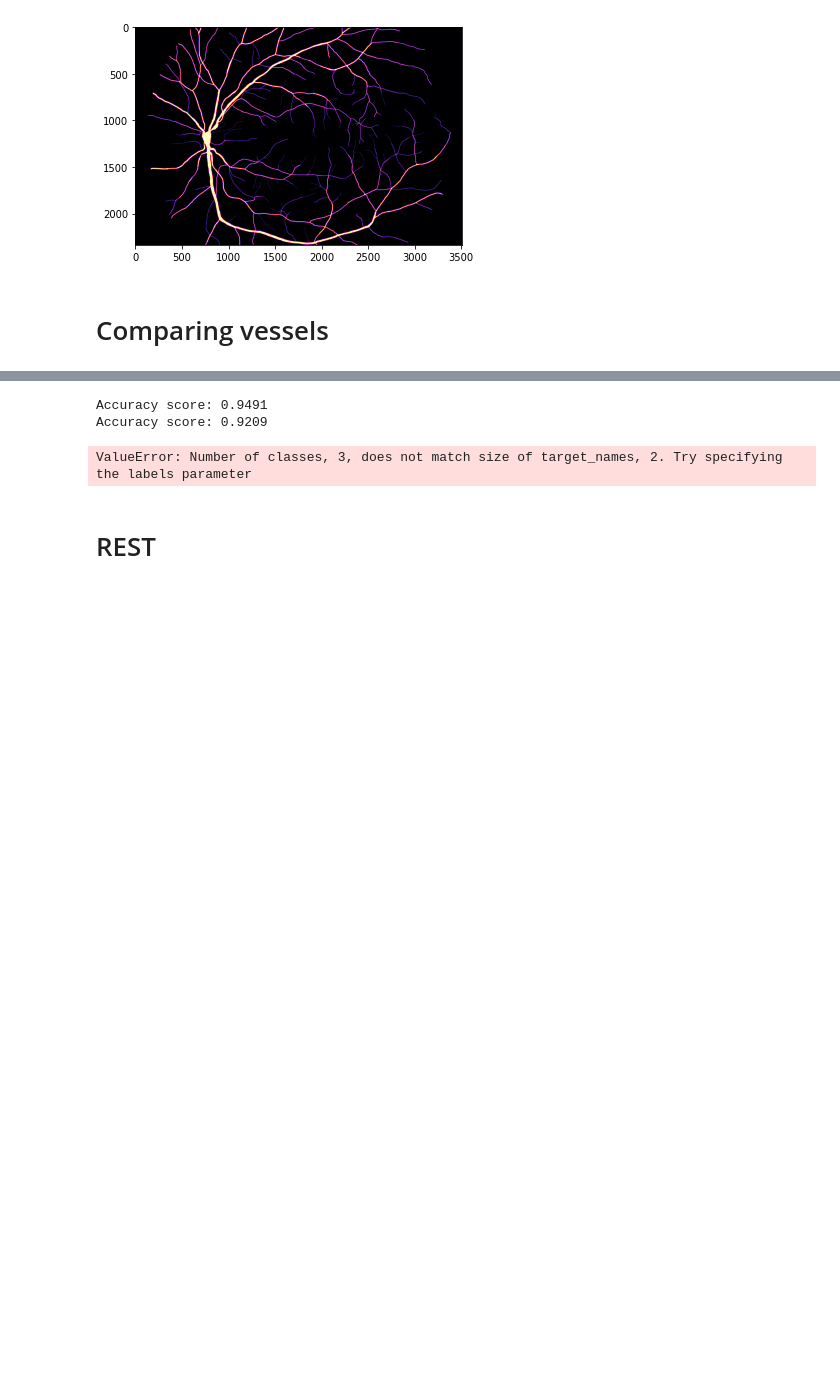
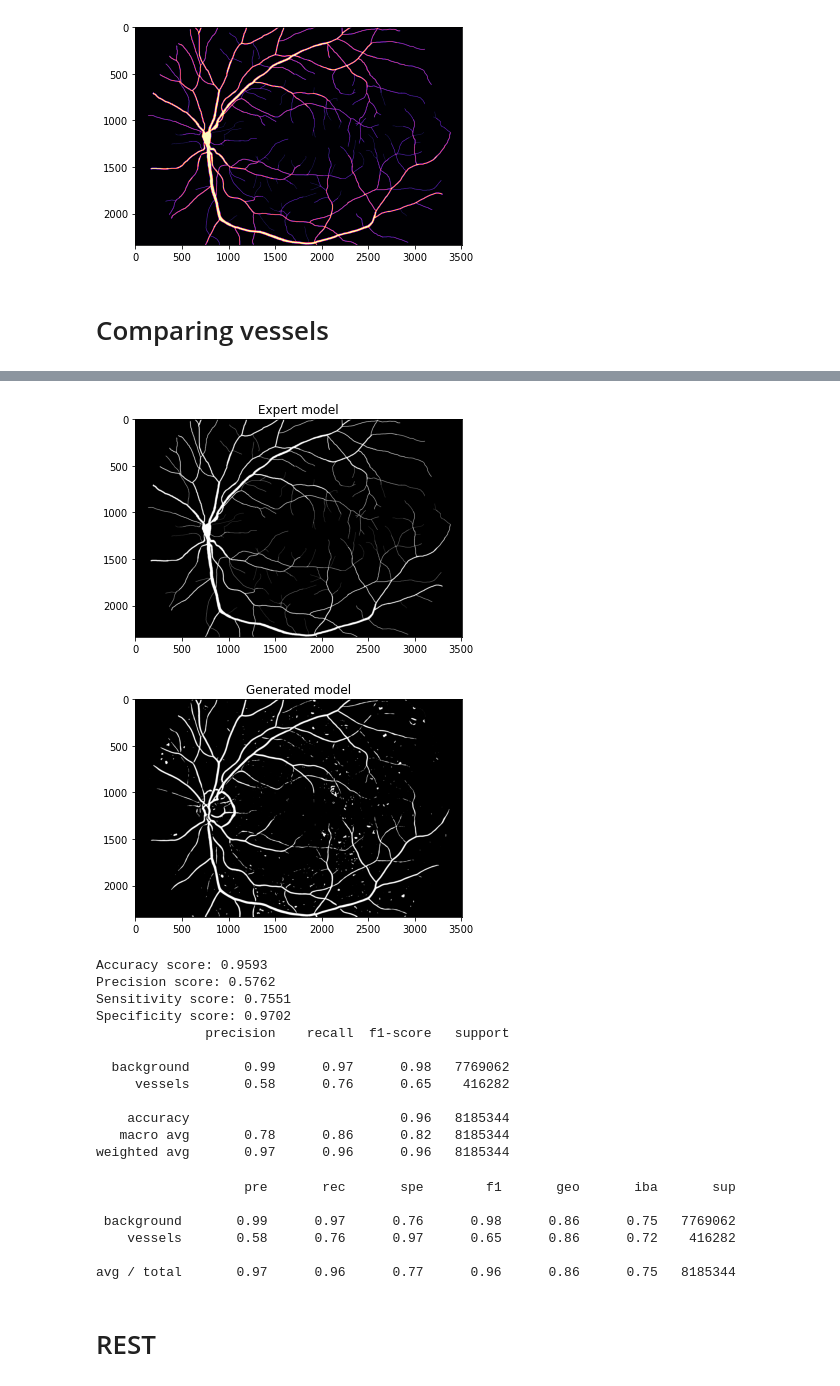
Before and after one commit to HelenaMaslowska/Segmenting-Retinal-Blood-Vessels-With-Deep-Neural-NetworksPlik, a Jupyter notebook: eye.ipynb, the cells around one changed output, grey strips where cells are left out. Cells and saved outputs as stored; diff of their text form; code cells hidden in the pictures; blank space fills up the shorter version.

Commit message:
add metrics

```diff
--- a/eye.ipynb
+++ b/eye.ipynb
@@ -134,34 +134,65 @@ Accuracy: 0.933924585209858
 # %%
 y_pred = vessels.flatten()		# True - żyły, False - tło
 y_true = manual.flatten()		# 255 - żyły, 0 - tło
 
-model_mask = (y_true > 1)	# maska pikseli, które reprezentują żyły w modelu ekspertskim
+model_mask = (y_true > 0)	# maska pikseli, które reprezentują żyły w modelu ekspertskim
 
-y_true_masked = np.zeros(y_true.shape, dtype=bool)
+y_true_masked = np.zeros(y_true.shape, dtype=bool)		# utworzenie maski dla modelu ekspertskiego
 y_true_masked[model_mask] = True
 
-y_pred_masked = np.zeros(y_pred.shape, dtype=bool)
-y_pred_masked[model_mask] = y_pred[model_mask]
+# y_pred_masked = np.zeros(y_pred.shape, dtype=bool)
+# y_pred_masked[model_mask] = (y_pred[model_mask] > 0)
 
-accuracy = accuracy_score(y_true.flatten(), y_pred_masked.flatten())
-# precision = precision_score(y_true.flatten(), y_pred_masked.flatten())
-# recall = recall_score(y_true.flatten(), y_pred_masked.flatten())
+showImage(y_true_masked.reshape(vessels.shape), title="Expert model")
+showImage(y_pred.reshape(vessels.shape), title="Generated model")
+
+# trafność - accuracy
+accuracy = accuracy_score(y_true_masked.flatten(), y_pred.flatten())
+# czułość - sensitivity, recall
+sensitivity = recall_score(y_true_masked.flatten(), y_pred.flatten())
+#swoistość - specificity
+specificity = recall_score(y_true_masked.flatten(), y_pred.flatten(), pos_label=0)
+# tn, fp, fn, tp = confusion_matrix(y_true_masked, y_pred).ravel()
+# specificity = tn / (tn+fp)
+# precyzja - precision
+precision = precision_score(y_true_masked.flatten(), y_pred.flatten())
 
 print(f"Accuracy score: {accuracy:.4f}")
-accuracy = accuracy_score(y_true, y_pred)
-print(f"Accuracy score: {accuracy:.4f}")
+print(f"Precision score: {precision:.4f}")
+print(f"Sensitivity score: {sensitivity:.4f}")
+print(f"Specificity score: {specificity:.4f}")
 
 # showImage(y_true.reshape(vessels.shape))
 # showImage(y_pred_masked.reshape(vessels.shape))
-
-# print(f"Precision score: {precision:.4f}")
-# print(f"Recall score: {recall:.4f}")
-
-print(classification_report(y_true, y_pred_masked, target_names=['background', 'vessels']))
+print(classification_report(y_true_masked.flatten(), y_pred.flatten(), target_names=["background", "vessels"]))
 # %% [output]
+[figure, added]
+[figure, added]
-Accuracy score: 0.9491
-Accuracy score: 0.9209
+Accuracy score: 0.9593
+Precision score: 0.5762
+Sensitivity score: 0.7551
+Specificity score: 0.9702
+              precision    recall  f1-score   support
+
+  background       0.99      0.97      0.98   7769062
+     vessels       0.58      0.76      0.65    416282
+
+    accuracy                           0.96   8185344
+   macro avg       0.78      0.86      0.82   8185344
+weighted avg       0.97      0.96      0.96   8185344
-ValueError: Number of classes, 3, does not match size of target_names, 2. Try specifying the labels parameter
+# %%
+from imblearn.metrics import classification_report_imbalanced
+target_names = ['background', 'vessels']
+labels = [0, 1] # oznaczenie dla background i vessels
+report = classification_report_imbalanced(y_true_masked, y_pred, labels=labels, target_names=target_names)
+print(report)
+# %% [output]
+                   pre       rec       spe        f1       geo       iba       sup
+
+ background       0.99      0.97      0.76      0.98      0.86      0.75   7769062
+    vessels       0.58      0.76      0.97      0.65      0.86      0.72    416282
+
+avg / total       0.97      0.96      0.77      0.96      0.86      0.75   8185344
 # %% [markdown]
 # REST
 # %%
```
Also changed, not shown: parts of 3 cells of this notebook.
